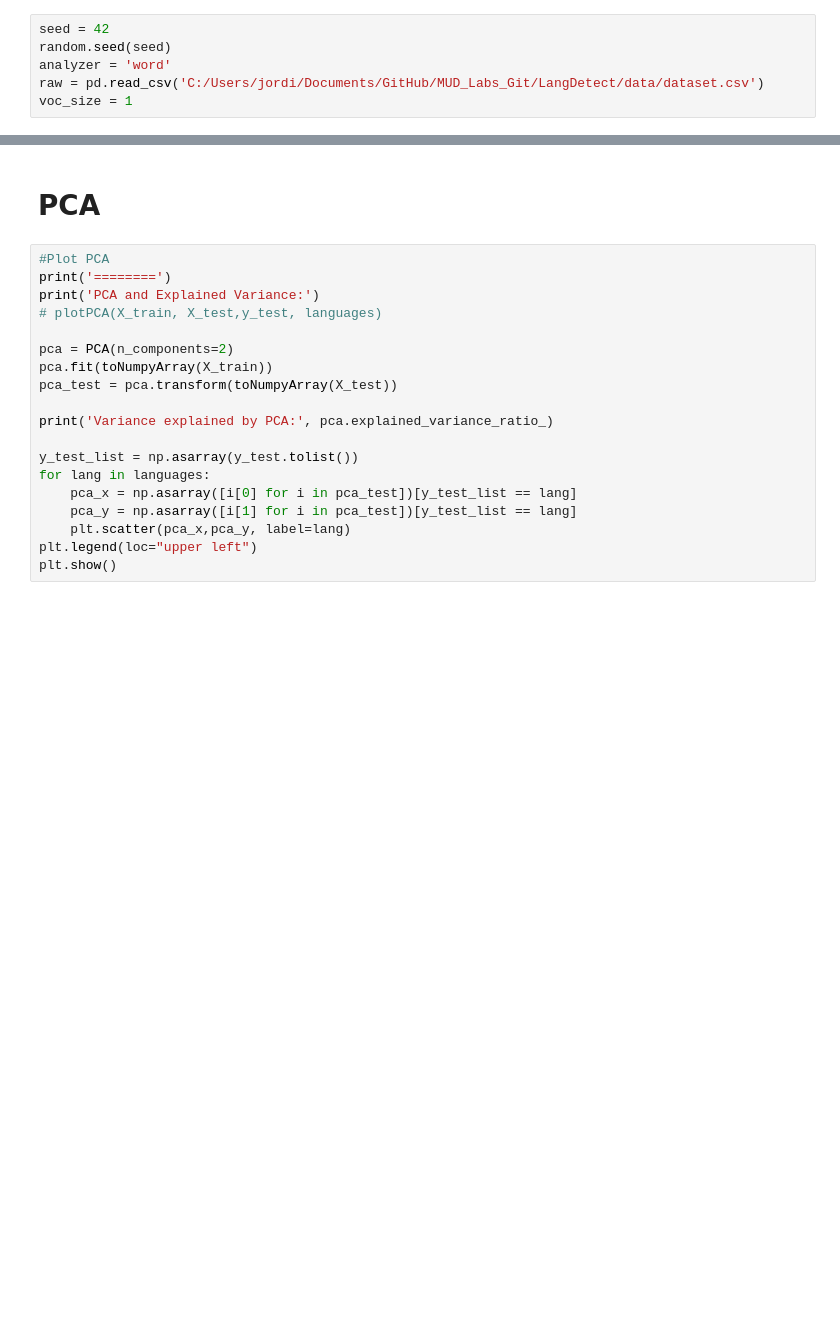
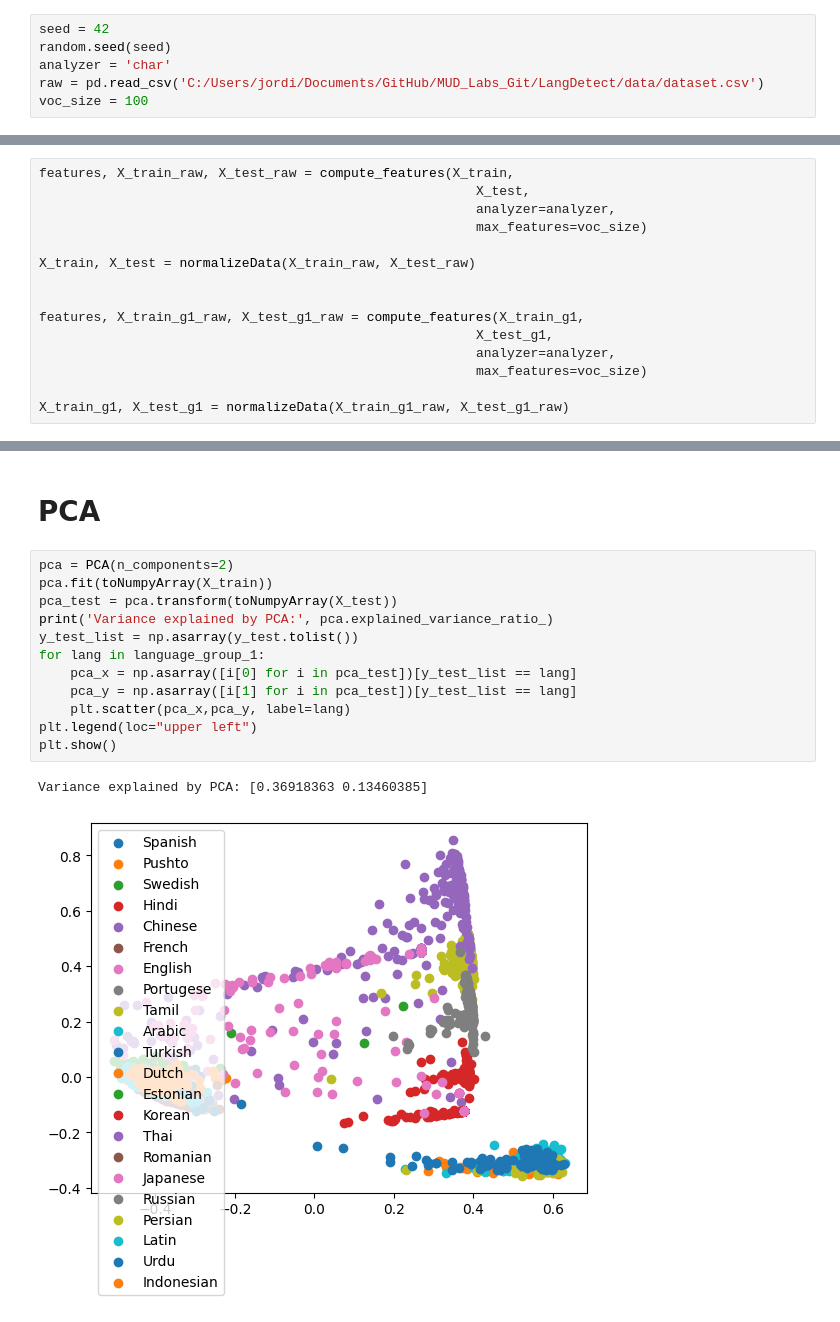
Before and after one commit to waze96/MUD_Labs_Git, a Jupyter notebook: LangDetect/source/pca_analysis.ipynb, the cells around one changed output, grey strips where cells are left out. Cells and saved outputs as stored; diff of their text form; blank space fills up the shorter version.

```diff
--- a/LangDetect/source/pca_analysis.ipynb
+++ b/LangDetect/source/pca_analysis.ipynb
@@ -12,9 +12,9 @@ import matplotlib.pyplot as plt
 # %%
 seed = 42
 random.seed(seed)
-analyzer = 'word'
+analyzer = 'char'
 raw = pd.read_csv('C:/Users/jordi/Documents/GitHub/MUD_Labs_Git/LangDetect/data/dataset.csv')
-voc_size = 1
+voc_size = 100
 # %% [markdown]
 # Process data
 # %%
@@ -62,0 +75,15 @@ X_train_g3, X_test_g3, y_train_g3, y_test_g3 = train_test_split(_X, _y, test_siz
+# %%
+features, X_train_raw, X_test_raw = compute_features(X_train,
+                                                        X_test,
+                                                        analyzer=analyzer,
+                                                        max_features=voc_size)
+
+X_train, X_test = normalizeData(X_train_raw, X_test_raw)
+
+
+features, X_train_g1_raw, X_test_g1_raw = compute_features(X_train_g1,
+                                                        X_test_g1,
+                                                        analyzer=analyzer,
+                                                        max_features=voc_size)
+
+X_train_g1, X_test_g1 = normalizeData(X_train_g1_raw, X_test_g1_raw)
@@ -63,21 +92,17 @@ X_train_g3, X_test_g3, y_train_g3, y_test_g3 = train_test_split(_X, _y, test_siz
 # %% [markdown]
 # PCA
 # %%
-#Plot PCA
-print('========')
-print('PCA and Explained Variance:')
-# plotPCA(X_train, X_test,y_test, languages)
-
 pca = PCA(n_components=2)
 pca.fit(toNumpyArray(X_train))
 pca_test = pca.transform(toNumpyArray(X_test))
-
 print('Variance explained by PCA:', pca.explained_variance_ratio_)
-
 y_test_list = np.asarray(y_test.tolist())
-for lang in languages:
+for lang in language_group_1:
     pca_x = np.asarray([i[0] for i in pca_test])[y_test_list == lang]
     pca_y = np.asarray([i[1] for i in pca_test])[y_test_list == lang]
     plt.scatter(pca_x,pca_y, label=lang)
 plt.legend(loc="upper left")
 plt.show()
+# %% [output]
+Variance explained by PCA: [0.36918363 0.13460385]
+[figure, added]
```
Also changed, not shown: parts of 4 cells of this notebook, 7 other files.
